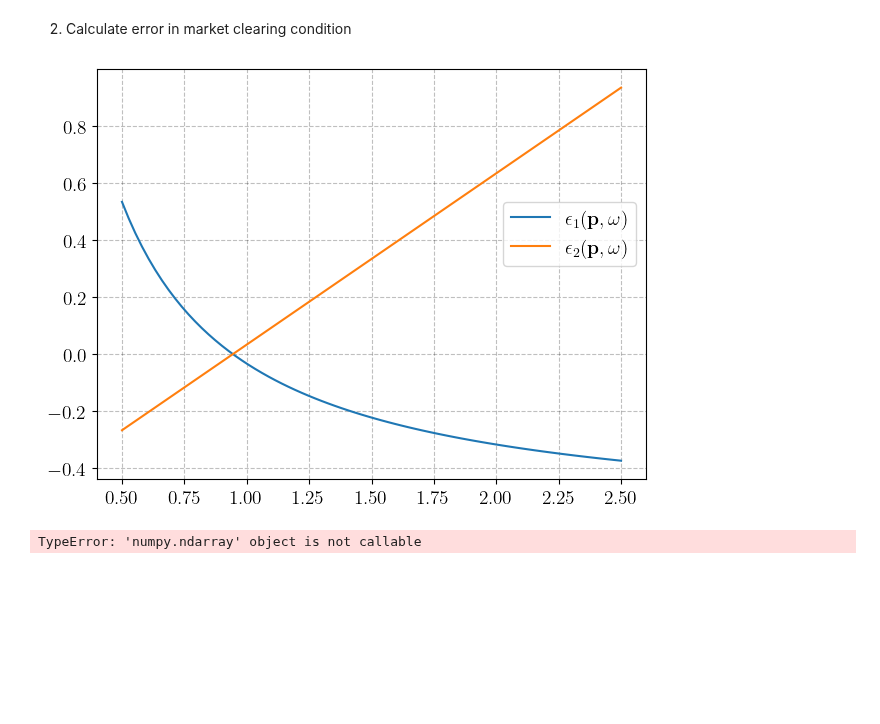
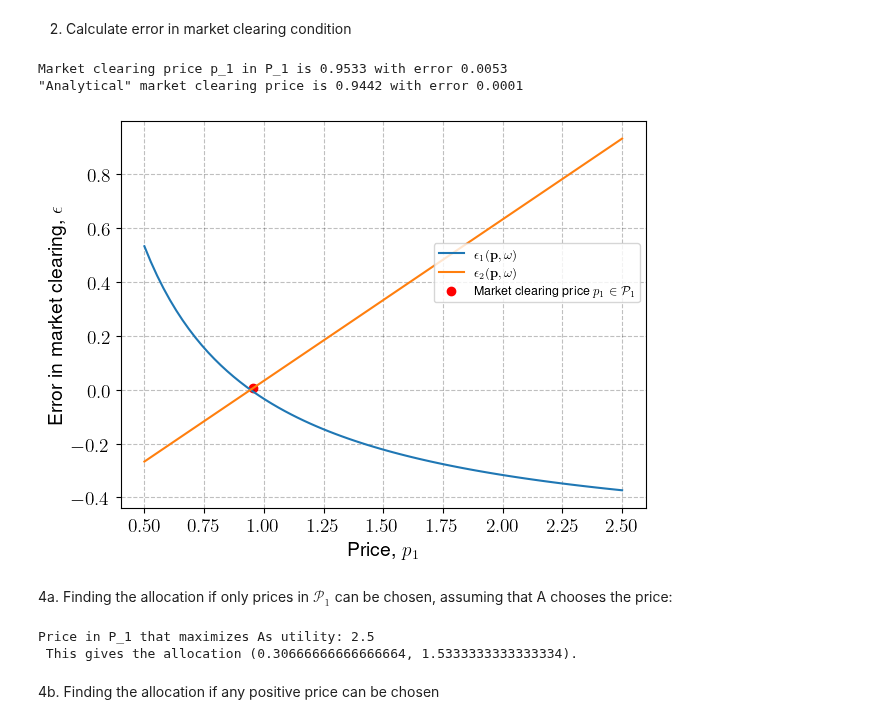
Before and after one commit to NumEconCopenhagen/projects-2024-jbh, a Jupyter notebook: inauguralproject/InauguralProject2024.ipynb, the cells around one changed output. Drawn from its saved outputs; the diff is of its cells as text; code cells hidden in the pictures; blank space fills up the shorter version.

```diff
--- a/inauguralproject/InauguralProject2024.ipynb
+++ b/inauguralproject/InauguralProject2024.ipynb
@@ -117,0 +115,11 @@ eps_1,eps_2=model.market_clear_err(P_1)
+# %%
+P_1 = np.linspace(0.5,2.5,N+1)
+eps_1,eps_2=model.market_clear_err(P_1)
+
+# Use python-built in functions to find the minimum absolute error
+# Make sure they are the same across A/B (or very close to)
+min_err1=abs(eps_1).min()
+min_err2=abs(eps_2).min()
+assert min_err1-min_err2<=1e-3
+
+market_clearing_p=model.find_eq(P_1)
@@ -118,13 +132,43 @@ eps_1,eps_2=model.market_clear_err(P_1)
 # %%
 fig,ax = plt.subplots(tight_layout=True)
-ax.plot(P_1, eps_1, label=r'$\epsilon_1(\mathbf{p}, \mathbf{\omega})$')
-ax.plot(P_1, eps_2, label=r'$\epsilon_2(\mathbf{p}, \mathbf{\omega})$')
-ax.legend(loc='upper right', bbox_to_anchor=(1,.7))
-
-clearing_price = eps_1==eps_2
+ax.plot(P_1, eps_1, label=r'$\epsilon_1(\mathbf{p}, \boldmath{\omega})$')
+ax.plot(P_1, eps_2, label=r'$\epsilon_2(\mathbf{p}, \boldmath{\omega})$')
+ax.scatter(market_clearing_p, min_err2, color='r', label=r'Market clearing price  $p_1 \in \mathcal{P}_1$')
+ax.set_ylabel(r'Error in market clearing, $\epsilon$')
+ax.set_xlabel(r'Price, $p_1$')
+ax.legend(loc='upper right', bbox_to_anchor=(1,.7), fontsize=9)
+print(f'Market clearing price p_1 in P_1 is {market_clearing_p.round(4)} with error {min_err2.round(4)}')
+print(f'"Analytical" market clearing price is {market_clearing_p_analytical.round(4)} with error {min_err_analytical.round(4)}')
 # %% [output]
+Market clearing price p_1 in P_1 is 0.9533 with error 0.0053
+"Analytical" market clearing price is 0.9442 with error 0.0001
-[figure, old version]
+[figure, new version]
-# %%
-scipy.optimize.minimize_scalar(eps_1)
-# %% [output]
-TypeError: 'numpy.ndarray' object is not callable
+# %% [markdown]
+4a. Finding the allocation if only prices in $\mathcal{P_1}$ can be chosen, assuming that A chooses the price:
+# %%
+# Price vector
+P_1 = np.linspace(0.5,2.5,N+1)
+
+# What is the demand from A, given price vector
+x_a1, x_a2=model.demand_A(P_1)
+
+# What is the corresponding utility given each allocation
+util_a=model.utility_A(x_a1,x_a2)
+util_a_max=util_a.max()
+
+# Give me the indices of my utility vector, same indicies in price vector
+ids_util_a_max = util_a==util_a_max
+
+# Price that maximizes utility for A
+price_util_max_a=P_1[ids_util_a_max][0]
+
+# Corresponding allocation
+x_b1,x_b2=model.demand_B(price_util_max_a)
+
+# Summing up
+print(f'Price in P_1 that maximizes As utility: {price_util_max_a} \n This gives the allocation {model.demand_A(price_util_max_a)}.')
+# %% [output]
+Price in P_1 that maximizes As utility: 2.5
+ This gives the allocation (0.30666666666666664, 1.5333333333333334).
+# %% [markdown]
+4b. Finding the allocation if any positive price can be chosen
```
Also changed, not shown: parts of 3 cells of this notebook, 1 other file.
